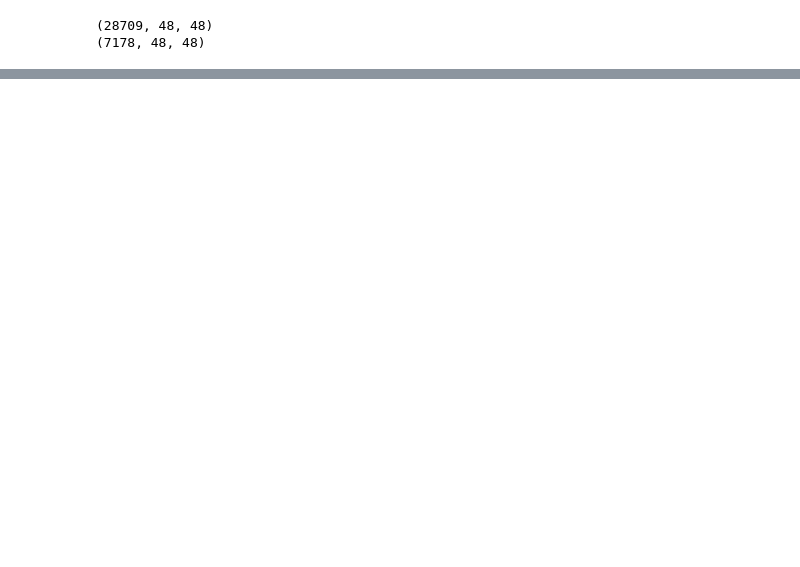
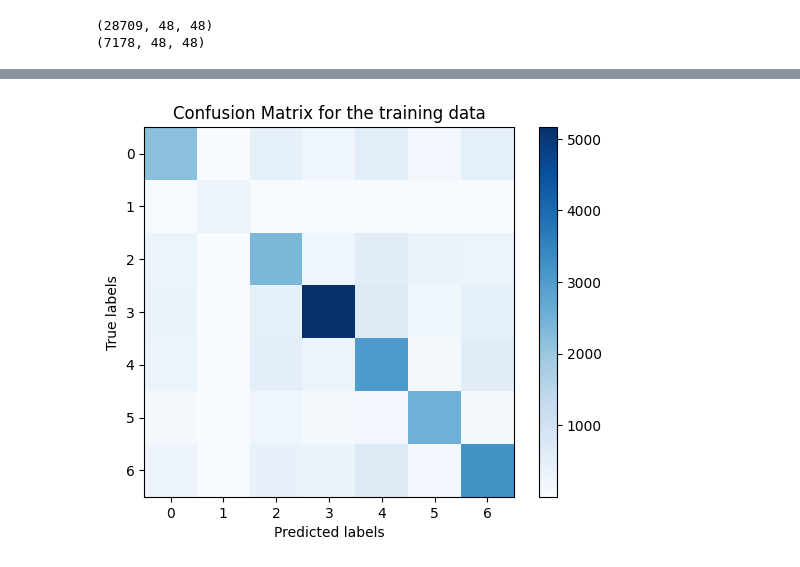
Before and after one commit to Lui10dya/Applied_AI_Miniproject_Diez_Maisonhaute, a Jupyter notebook: main_v2.ipynb, the cells around one changed output, grey strips where cells are left out. Drawn from its saved outputs; the diff is of its cells as text; code cells hidden in the pictures; blank space fills up the shorter version.

```diff
--- a/main_v2.ipynb
+++ b/main_v2.ipynb
@@ -132 +147,12 @@ print('Accuracy:', accuracy)
 Accuracy: 0.47826692672053495
+# %%
+predictions_class_train = np.argmax(model.predict(X_train), axis=1)
+# y_test and predictions_class are the true labels and predicted labels, respectively
+cm = confusion_matrix(np.argmax(y_train, axis=1), predictions_class_train)
+plt.imshow(cm, cmap='Blues')
+plt.colorbar()
+plt.xlabel('Predicted labels')
+plt.ylabel('True labels')
+plt.title('Confusion Matrix for the training data')
+plt.show()
+# %% [output]
@@ -133 +160,2 @@ Accuracy: 0.47826692672053495
+[figure, added]
 # %%
```
Also changed, not shown: parts of 7 cells of this notebook.
